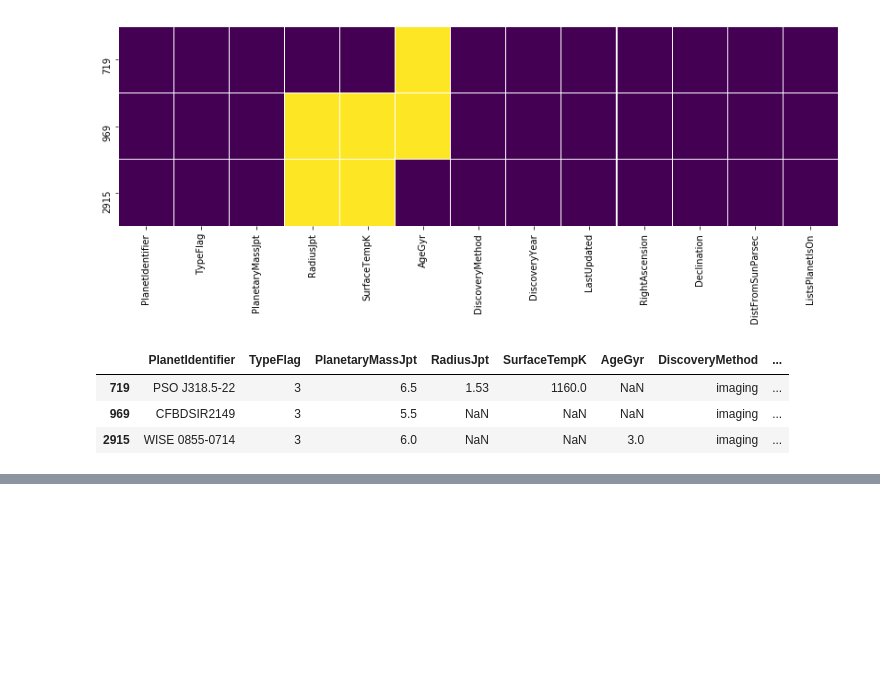
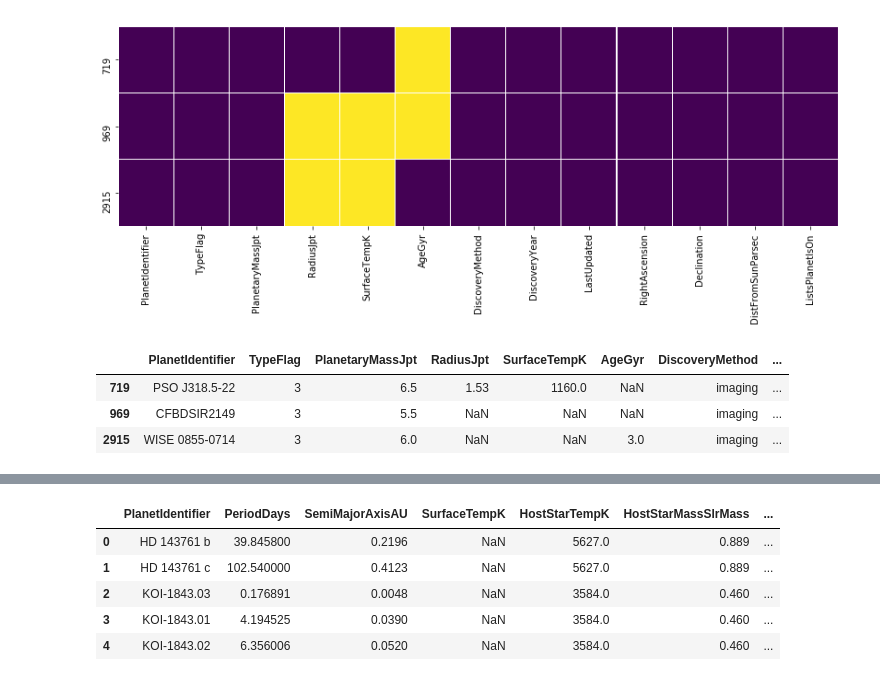
Before and after one commit to Vedant1202/Exoplanet-HackerEarth, a Jupyter notebook: Repo/Untitled.ipynb, the cells around one changed output, grey strips where cells are left out. Cells and saved outputs as stored; diff of their text form; code cells hidden in the pictures; blank space fills up the shorter version.

```diff
--- a/Repo/Untitled.ipynb
+++ b/Repo/Untitled.ipynb
@@ -763,0 +1317,2 @@ df6.to_csv(path_or_buf='../final_analysis/orphan_exoplanet_life.csv')
+# %%
+df8 = pd.concat([df5, df2[['SurfaceTempK', 'HostStarTempK', 'HostStarMassSlrMass', 'HostStarRadiusSlrRad']],], axis=1)
@@ -763,0 +1323,9 @@ df6.to_csv(path_or_buf='../final_analysis/orphan_exoplanet_life.csv')
+# %%
+df8.head()
+# %% [output]
+|  | PlanetIdentifier | PeriodDays | SemiMajorAxisAU | SurfaceTempK | HostStarTempK | HostStarMassSlrMass | ... |
+| 0 | HD 143761 b | 39.845800 | 0.2196 | NaN | 5627.0 | 0.889 | ... |
+| 1 | HD 143761 c | 102.540000 | 0.4123 | NaN | 5627.0 | 0.889 | ... |
+| 2 | KOI-1843.03 | 0.176891 | 0.0048 | NaN | 3584.0 | 0.460 | ... |
+| 3 | KOI-1843.01 | 4.194525 | 0.0390 | NaN | 3584.0 | 0.460 | ... |
+| 4 | KOI-1843.02 | 6.356006 | 0.0520 | NaN | 3584.0 | 0.460 | ... |
```
Also changed, not shown: parts of 110 cells of this notebook, 21 other files.
